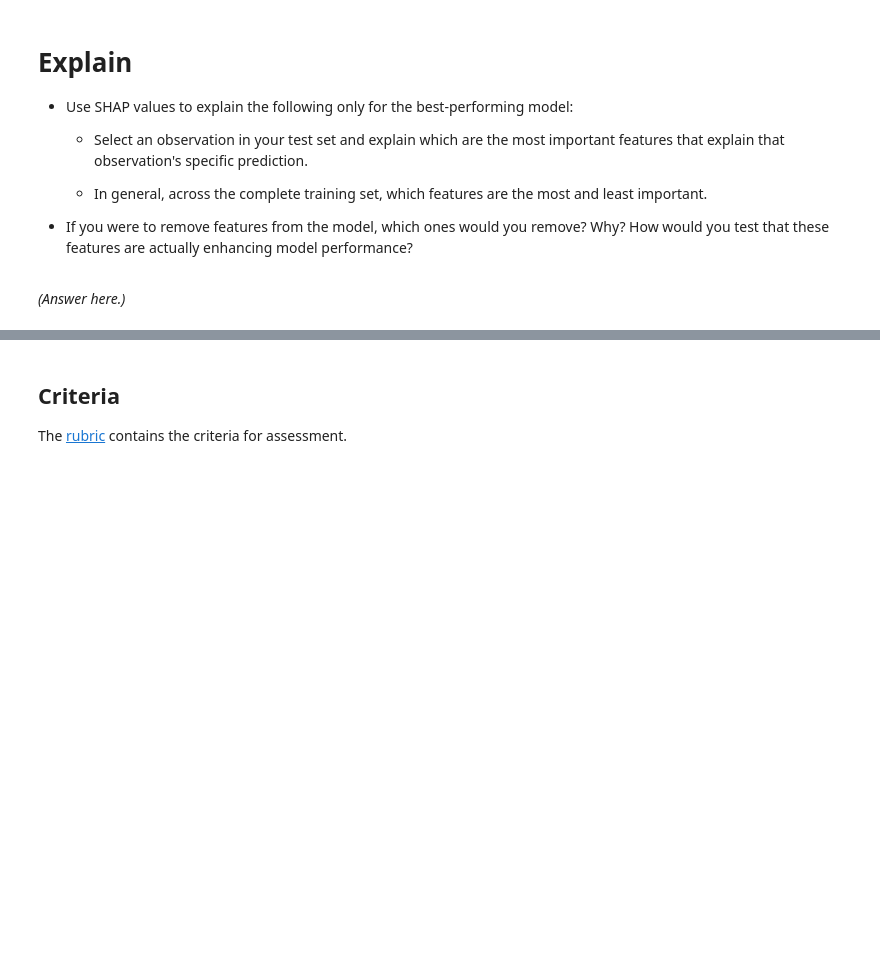
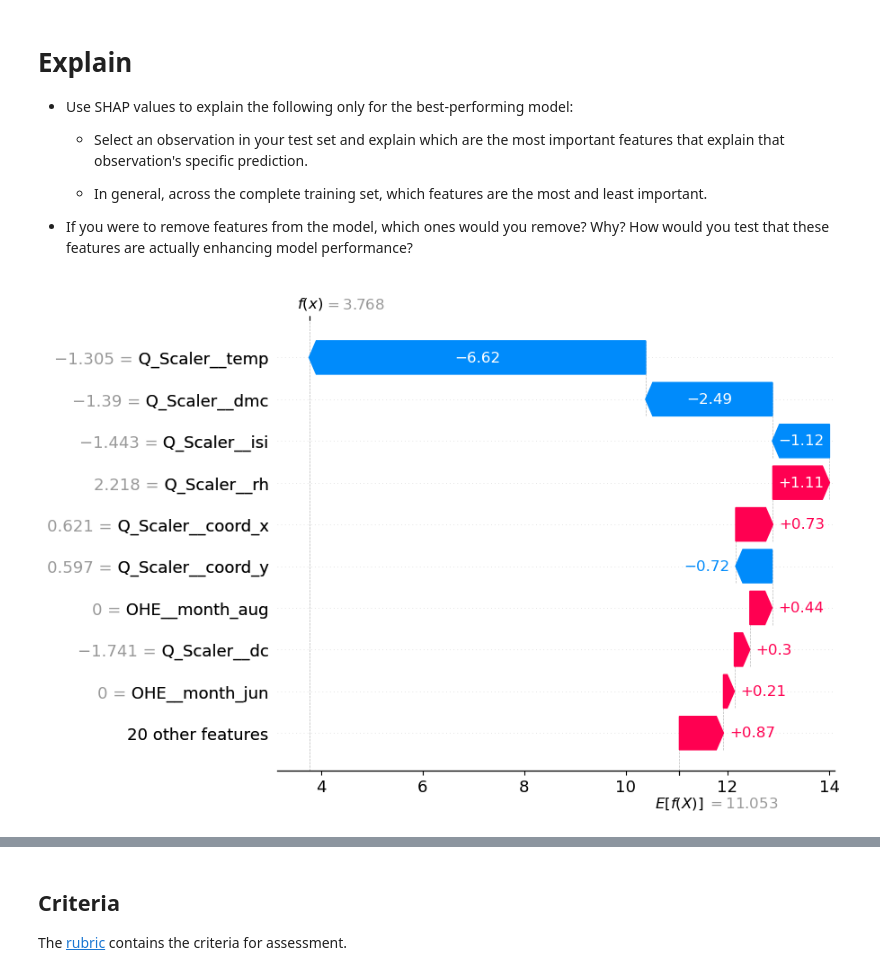
Before and after one commit to Carvas91/production, a Jupyter notebook: 02_activities/assignments/assignment_2.ipynb, the cells around one changed output, grey strips where cells are left out. Drawn from its saved outputs; the diff is of its cells as text; code cells hidden in the pictures; blank space fills up the shorter version.

```diff
--- a/02_activities/assignments/assignment_2.ipynb
+++ b/02_activities/assignments/assignment_2.ipynb
@@ -414,5 +465,36 @@ The best model is Model B, because it has the lowest MSE.
     - In general, across the complete training set, which features are the most and least important.
 
 + If you were to remove features from the model, which ones would you remove? Why? How would you test that these features are actually enhancing model performance?
-# %% [markdown]
-*(Answer here.)*
+# %%
+import shap
+
+# Preprocess the test data using the pipeline
+data_transform = loaded_model_pipe.named_steps['preprocessing'].transform(X_test) #preprocess test data
+
+# Initialize SHAP's KernelExplainer for KNeighborsRegressor
+explainer = shap.KernelExplainer(
+    loaded_model_pipe.named_steps['regressor'].predict,
+    shap.sample(data_transform, 100)  #use 100 samples for the explainer
+)
+
+# Calculate SHAP values for the test set
+shap_values = explainer.shap_values(data_transform)
+# %%
+# Select an observation to explain
+observation_index = 0
+observation = data_transform[observation_index] #the first observation in the test set
+
+# Get feature names from the preprocessing step
+feature_names = loaded_model_pipe.named_steps['preprocessing'].get_feature_names_out()
+# %%
+# Visualize the SHAP explanation for the selected observation
+shap.waterfall_plot(
+    shap.Explanation(
+        values=shap_values[observation_index],      # SHAP values for the observation
+        base_values=explainer.expected_value,       # Expected value (baseline prediction)
+        data=observation,                           # Input data for the observation
+        feature_names=feature_names                 # Names of the features
+    )
+)
+# %% [output]
+[figure, added]
```
Also changed, not shown: parts of 17 cells of this notebook, 1 other file.
